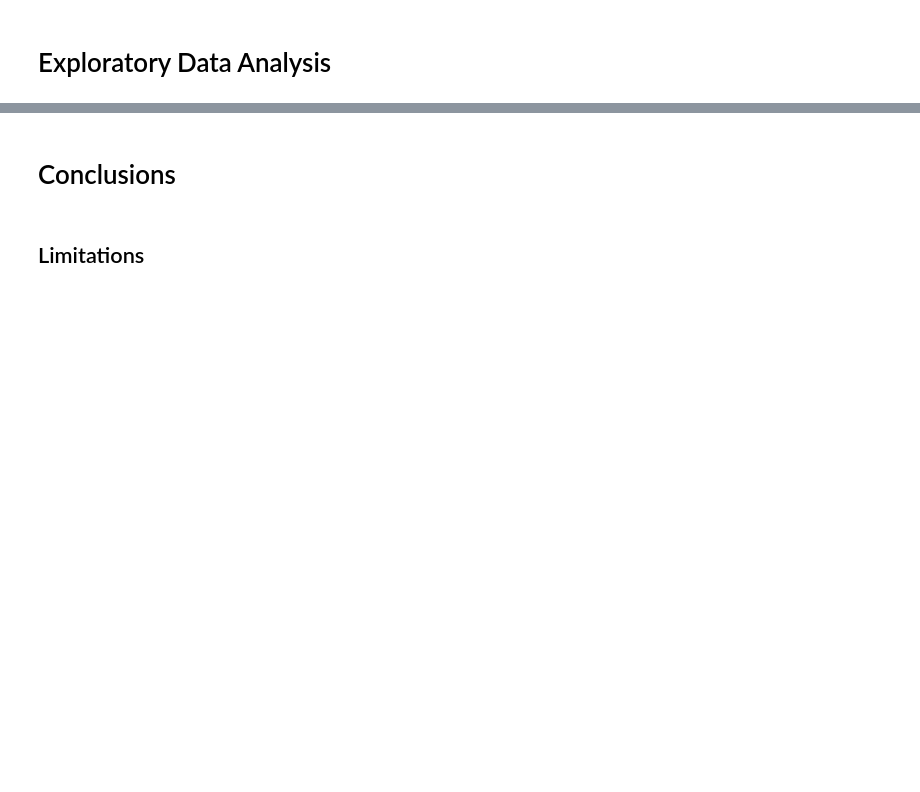
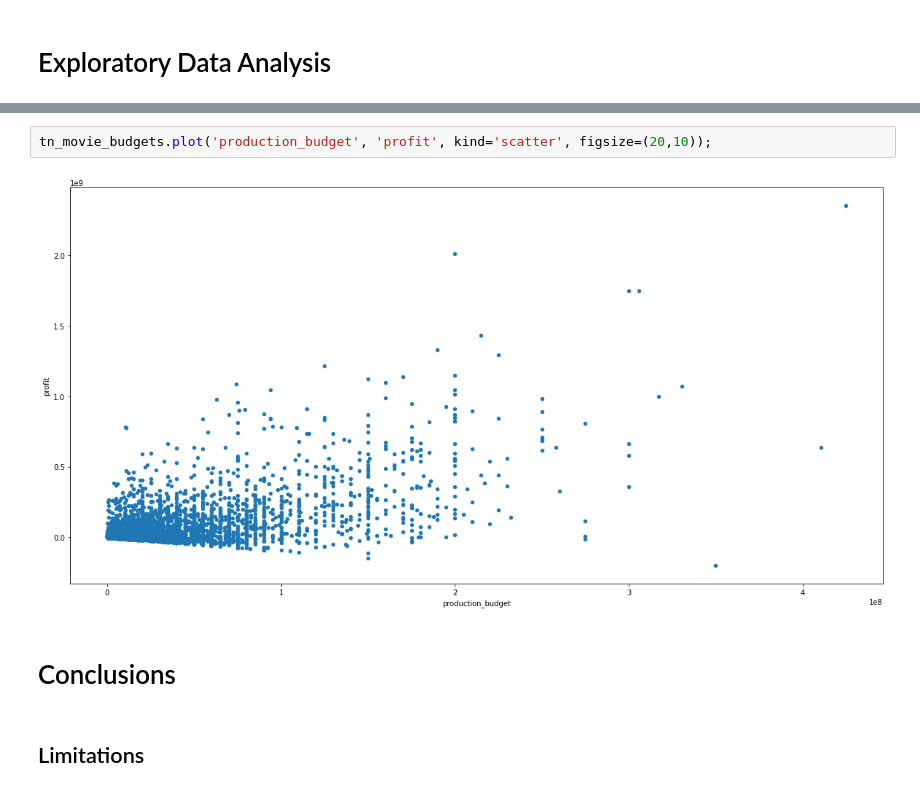
Before and after one commit to nicolemichaud03/Microsoft_Movie_data_project, a Jupyter notebook: Notebook.ipynb, the cells around one changed output, grey strips where cells are left out. Cells and saved outputs as stored; diff of their text form; blank space fills up the shorter version.

```diff
--- a/Notebook.ipynb
+++ b/Notebook.ipynb
@@ -478,3 +518,7 @@ imdb_known_by[imdb_known_by['primary_profession'].str.contains("actor", "actress
+# %%
+tn_movie_budgets.plot('production_budget', 'profit', kind='scatter', figsize=(20,10));
+# %% [output]
+[figure, added]
 # %% [markdown]
 # Conclusions
 # %% [markdown]
```
Also changed, not shown: parts of 8 cells of this notebook.
